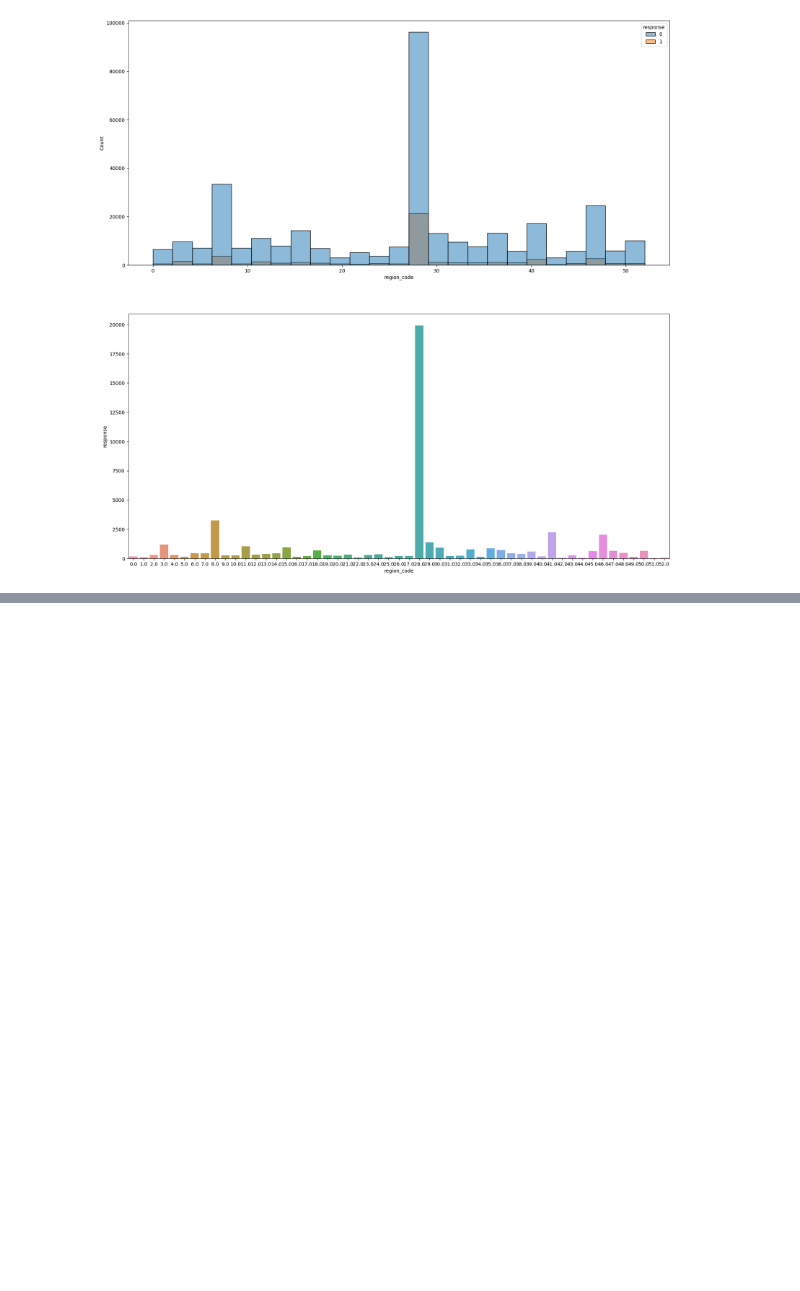
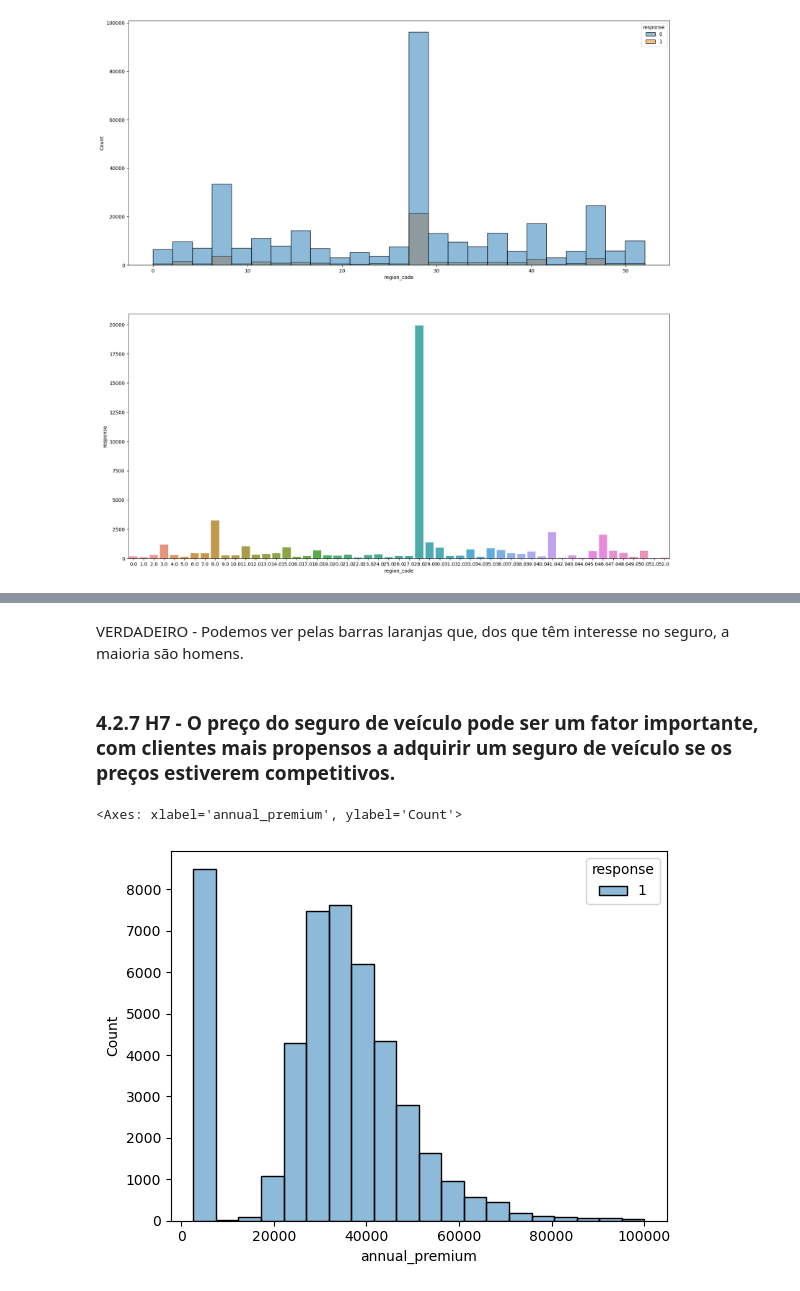
Before and after one commit to EDJR94/pa004_health_insurance, a Jupyter notebook: notebooks/pa004_v1_health_insurance_2.ipynb, the cells around one changed output, grey strips where cells are left out. Cells and saved outputs as stored; diff of their text form; code cells hidden in the pictures; blank space fills up the shorter version.

```diff
--- a/notebooks/pa004_v1_health_insurance_2.ipynb
+++ b/notebooks/pa004_v1_health_insurance_2.ipynb
@@ -292,0 +316,10 @@ sns.barplot(x='region_code', y='response', data=aux)
+# %% [markdown]
+VERDADEIRO - Podemos ver pelas barras laranjas que, dos que têm interesse no seguro, a maioria são homens.
+# %% [markdown]
+### 4.2.7 H7 - O preço do seguro de veículo pode ser um fator importante, com clientes mais propensos a adquirir um seguro de veículo se os preços estiverem competitivos.
+# %%
+aux1 = df4.loc[(df4['response'] == 1) & (df4['annual_premium'] < 100000),['annual_premium','response']]
+sns.histplot(x='annual_premium', hue='response', data=aux1, bins=20)
+# %% [output]
+<Axes: xlabel='annual_premium', ylabel='Count'>
+[figure, added]
```
Also changed, not shown: parts of 33 cells of this notebook, 2 other files.
